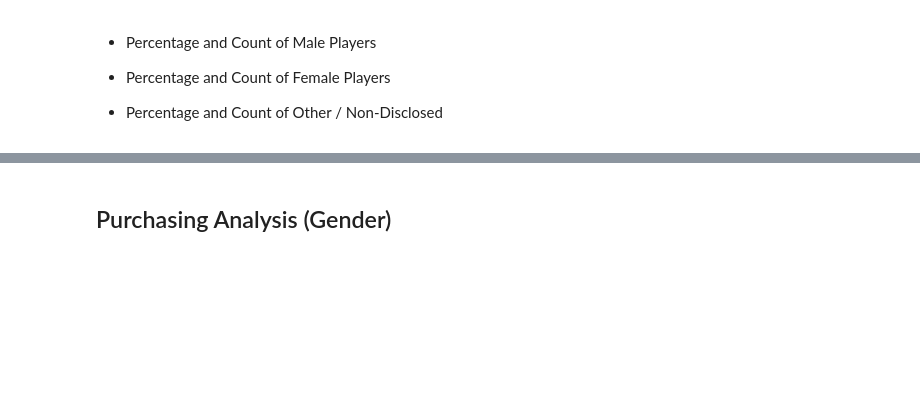
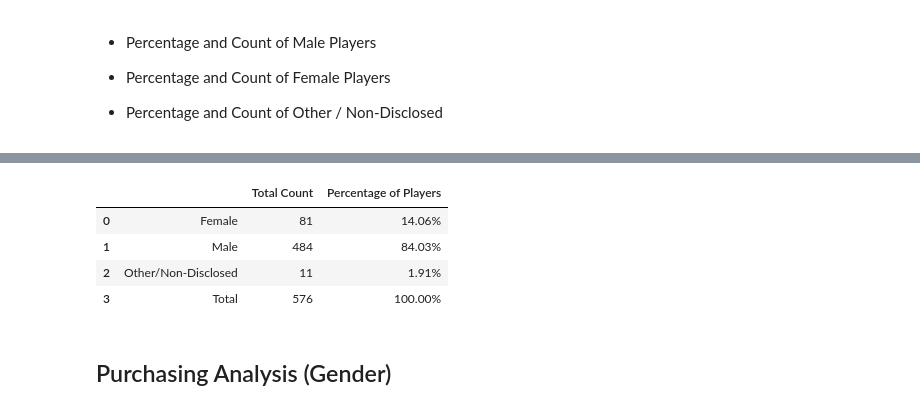
Before and after one commit to LZT2K20/HWK4_Pandas, a Jupyter notebook: HeroesOfPymoli_LizetteGonzalez.ipynb, the cells around one changed output, grey strips where cells are left out. Saved outputs shown, nothing was run; the diff lists cells and outputs as text; code cells hidden in the pictures; blank space fills up the shorter version.

```diff
--- a/HeroesOfPymoli_LizetteGonzalez.ipynb
+++ b/HeroesOfPymoli_LizetteGonzalez.ipynb
@@ -113,3 +179,16 @@ purchase_df
+# %%
+gender_data = {"":["Female", "Male", "Other/Non-Disclosed", "Total"],
+              "Total Count":[81, 484, 11, 576],
+              "Percentage of Players":[14.06, 84.03, 1.91, 100]}
+gender_df = pd.DataFrame(data=gender_data)
+gender_df["Percentage of Players"] = gender_df["Percentage of Players"].map("{0:,.2f}%".format)
+gender_df
+# %% [output]
+|  |  | Total Count | Percentage of Players |
+| 0 | Female | 81 | 14.06% |
+| 1 | Male | 484 | 84.03% |
+| 2 | Other/Non-Disclosed | 11 | 1.91% |
+| 3 | Total | 576 | 100.00% |
 # %% [markdown]
 
 ## Purchasing Analysis (Gender)
```
Also changed, not shown: parts of 12 cells of this notebook.
